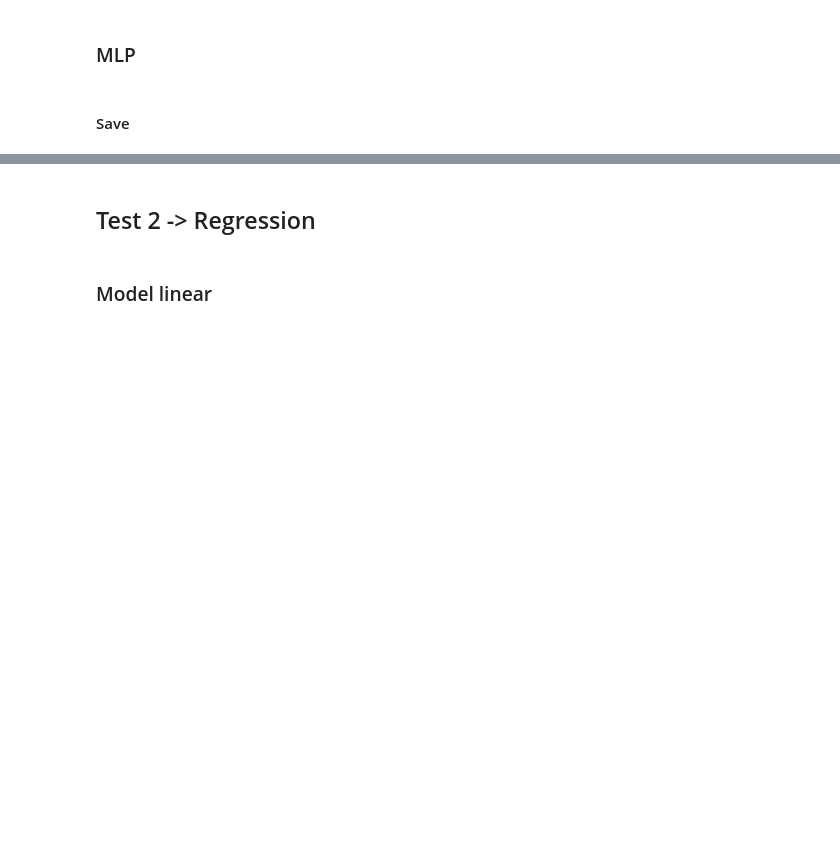
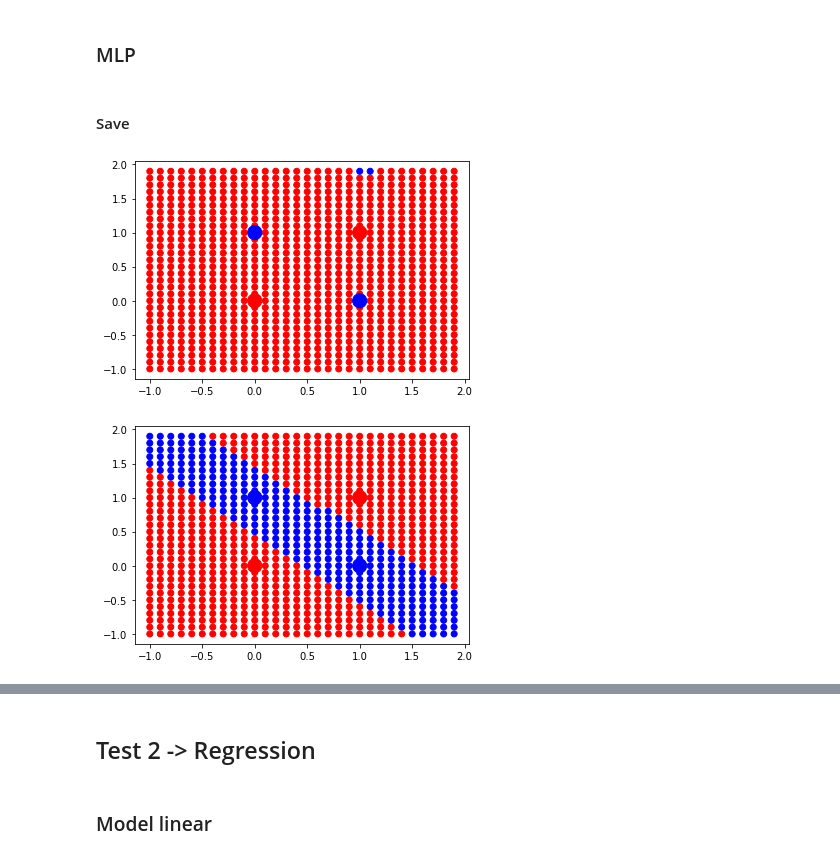
Before and after one commit to quentin-pierson/projetAnnuel, a Jupyter notebook: python/rendu/Notebook___CAS_DE_TESTS.ipynb, the cells around one changed output, grey strips where cells are left out. Cells and saved outputs as stored; diff of their text form; code cells hidden in the pictures; blank space fills up the shorter version.

```diff
--- a/python/rendu/Notebook___CAS_DE_TESTS.ipynb
+++ b/python/rendu/Notebook___CAS_DE_TESTS.ipynb
@@ -1402,42 +1432,59 @@ lm.destroy_linear_model(resultat)
 ### MLP
 # %% [markdown]
 #### Save
+# %%
+dataset_inputs = [
+    [0, 0],
+    [1, 1],
+    [0, 1],
+    [1, 0],
+]
+
+dataset_expected_outputs = [
+    -1,
+    -1,
+    1,
+    1,
+]
 # %%
-resultat3 = mlp.create_mlp_model([2,2,1])
-model3 = resultat3[0]
+resultat2 = mlp.create_mlp_model([2, 2, 1])
+model2 = resultat2[0]
 
 test_dataset = [[x1 / 10, x2 / 10] for x1 in range(-10, 20) for x2 in range(-10, 20)]
 colors = ["blue" if output >= 0 else "red" for output in dataset_expected_outputs]
 
-predicted_outputs = [mlp.predict_mlp_model_classification(model3, p) for p in test_dataset]
+predicted_outputs = [mlp.predict_mlp_model_classification(model2, p) for p in test_dataset]
 
 predicted_outputs_colors = ['blue' if label >= 0 else 'red' for label in predicted_outputs]
 plt.scatter([p[0] for p in test_dataset], [p[1] for p in test_dataset], c=predicted_outputs_colors)
 plt.scatter([p[0] for p in dataset_inputs], [p[1] for p in dataset_inputs], c=colors, s=200)
 plt.show()
 
 flattened_dataset_inputs = []
 for p in dataset_inputs:
     flattened_dataset_inputs.append(p[0])
     flattened_dataset_inputs.append(p[1])
 
-mlp.train_classification_stochastic_gradient_backpropagation(model3,
+mlp.train_classification_stochastic_gradient_backpropagation(model2,
                                                              flattened_dataset_inputs,
                                                              dataset_expected_outputs,
                                                              alpha=0.01,
                                                              iterations_count=1000000)
 
-predicted_outputs = [mlp.predict_mlp_model_classification(model3, p) for p in test_dataset]
+predicted_outputs = [mlp.predict_mlp_model_classification(model2, p) for p in test_dataset]
 predicted_outputs_colors = ['blue' if label >= 0 else 'red' for label in predicted_outputs]
 plt.scatter([p[0] for p in test_dataset], [p[1] for p in test_dataset], c=predicted_outputs_colors)
 plt.scatter([p[0] for p in dataset_inputs], [p[1] for p in dataset_inputs], c=colors, s=200)
 plt.show()
 
 flattened_dataset_inputs = []
 for p in dataset_inputs:
     flattened_dataset_inputs.append(p[0])
     flattened_dataset_inputs.append(p[1])
 
-mlp.save_mlp_classification(model3)
+# mlp.save_mlp_classification(model3)
 
-mlp.free_MLP(resultat3)
+mlp.free_MLP(resultat2)
+# %% [output]
+[figure, added]
+[figure, added]
```
Also changed, not shown: parts of 37 cells of this notebook, 2 other files.
